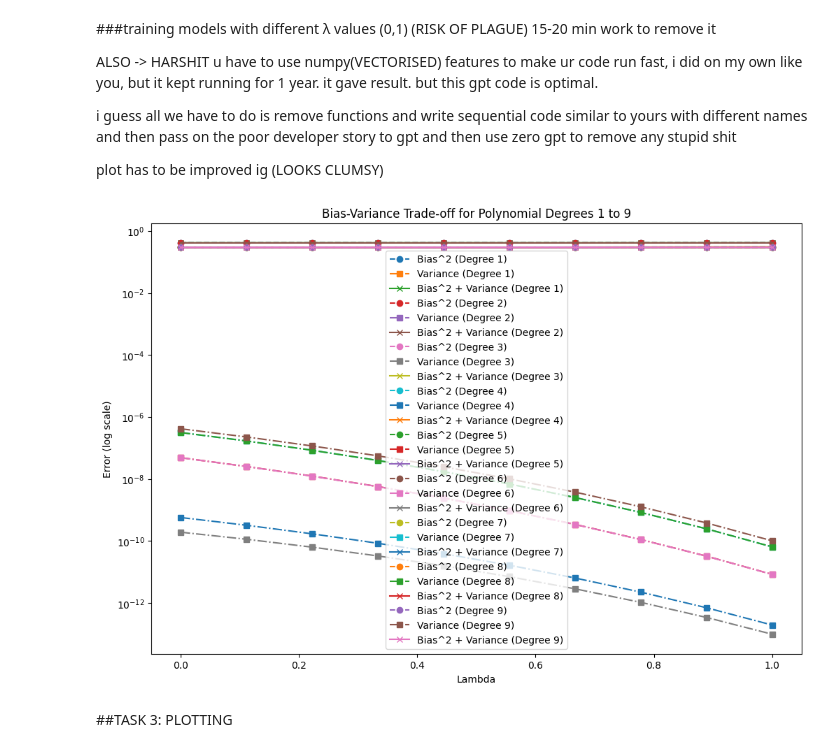
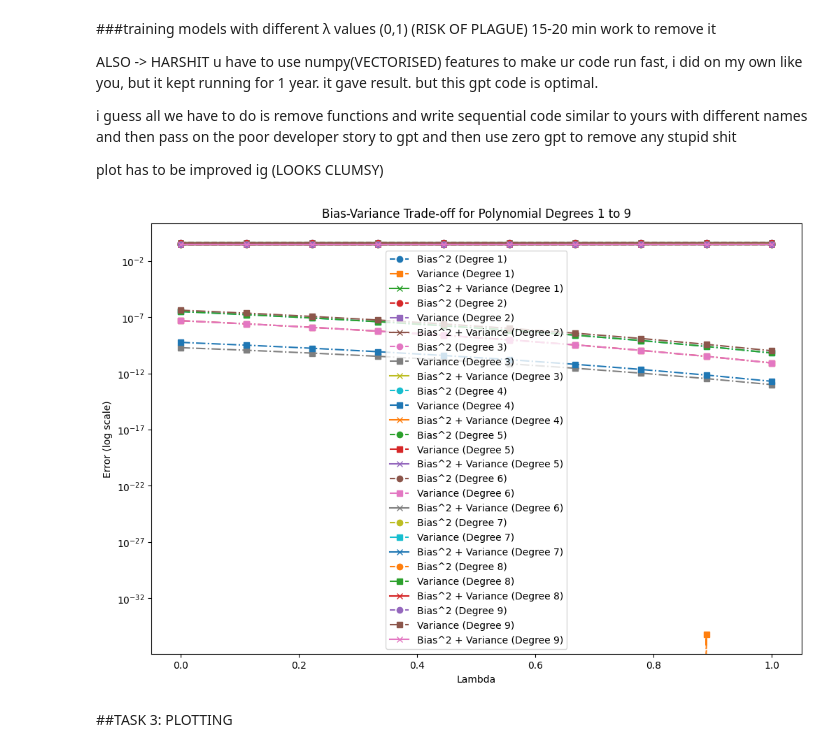
Before and after one commit to RastogiAdit/FODS-Assignment_1, a Jupyter notebook: Assignment_1(vishal-edited-in-collab.ipynb, the cells around one changed output. Drawn from its saved outputs; the diff is of its cells as text; code cells hidden in the pictures.

```diff
--- a/Assignment_1(vishal-edited-in-collab.ipynb
+++ b/Assignment_1(vishal-edited-in-collab.ipynb
@@ -227,6 +227,7 @@ ALSO -> HARSHIT u have to use numpy(VECTORISED) features to make ur code run fas
 
 plot has to be improved ig (LOOKS CLUMSY)
 # %%
+from math import exp
 # Create the design matrix for polynomial features
 def create_design_matrix(X, deg):
     return np.array([X ** i for i in range(deg + 1)]).T  # (N x deg+1)
@@ -237,7 +238,7 @@ def gradient_L2_vectorized(X_batch, y_batch, w, ln_lambda):
     predictions = np.dot(X_batch, w)
     errors = predictions - y_batch
     grad = np.dot(X_batch.T, errors)
-    grad += (2.718281828 ** ln_lambda) * w  # L2 regularization term
+    grad += exp(ln_lambda) * w  # L2 regularization term
     return grad
 
 # Gradient descent for L2 regularization (vectorized)
@@ -257,8 +258,7 @@ def compute_error_L2_vectorized(X, y, w, ln_lambda):
     predictions = np.dot(X, w)
     errors = predictions - y
     error = (1 / (2 * len(y))) * np.sum(errors ** 2)  # Mean squared error
-    l2_penalty = (2.718281828 ** ln_lambda) * np.sum(w ** 2)
-    return error + l2_penalty
+    return error
 
 # Function to calculate bias and variance
 def calculate_bias_variance(df_train, degrees, lambdas, iterations=500, batches=4, batch_size=200):
@@ -306,34 +306,34 @@ def calculate_bias_variance(df_train, degrees, lambdas, iterations=500, batches=
         all_total_error[deg] = total_error_values
 
     return all_bias, all_variance, all_total_error
 
 # Plotting the Bias^2, Variance, and Total Error
 def plot_bias_variance(all_bias, all_variance, all_total_error, degrees, lambdas):
     plt.figure(figsize=(12, 8))
 
     for deg in degrees:
         plt.plot(lambdas, all_bias[deg], label=f"Bias^2 (Degree {deg})", linestyle='--', marker='o')
         plt.plot(lambdas, all_variance[deg], label=f"Variance (Degree {deg})", linestyle='-.', marker='s')
         plt.plot(lambdas, all_total_error[deg], label=f"Bias^2 + Variance (Degree {deg})", linestyle='-', marker='x')
 
     plt.yscale('log')  # Use log scale for better visibility
     plt.xlabel("Lambda")
     plt.ylabel("Error (log scale)")
     plt.title("Bias-Variance Trade-off for Polynomial Degrees 1 to 9")
     plt.legend()
     plt.show()
 
 # Define the degrees and lambda values to test
 degrees = range(1, 10)  # Degrees from 1 to 9
 lambdas = np.linspace(0, 1, 10)  # Use a few distinct values of lambda
 
 # Calculate bias, variance, and total error for different degrees and lambdas
 all_bias, all_variance, all_total_error = calculate_bias_variance(train_set, degrees, lambdas, iterations=500, batch_size=200)
 
 # Plot the results
 plot_bias_variance(all_bias, all_variance, all_total_error, degrees, lambdas)
 # %% [output]
-[figure, old version]
+[figure, new version]
 # %% [markdown]
 ##TASK 3: PLOTTING
 # %% [markdown]
```
Also changed, not shown: 1 other file.
